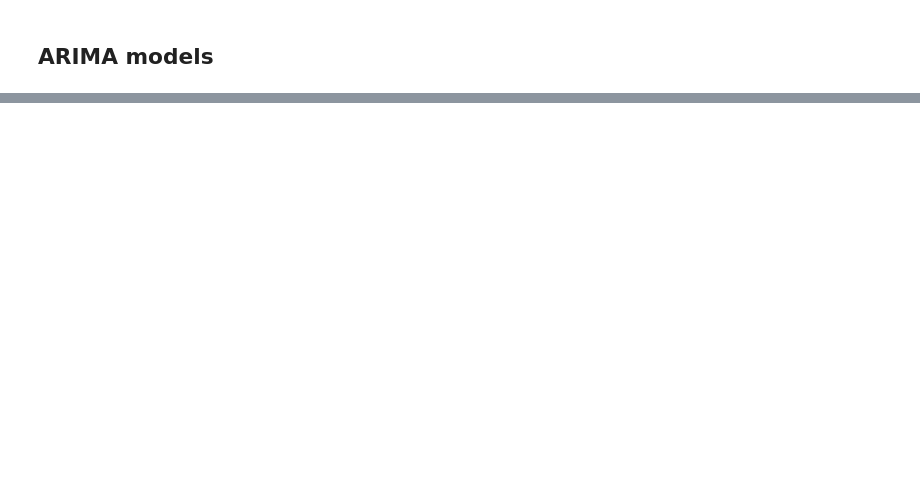
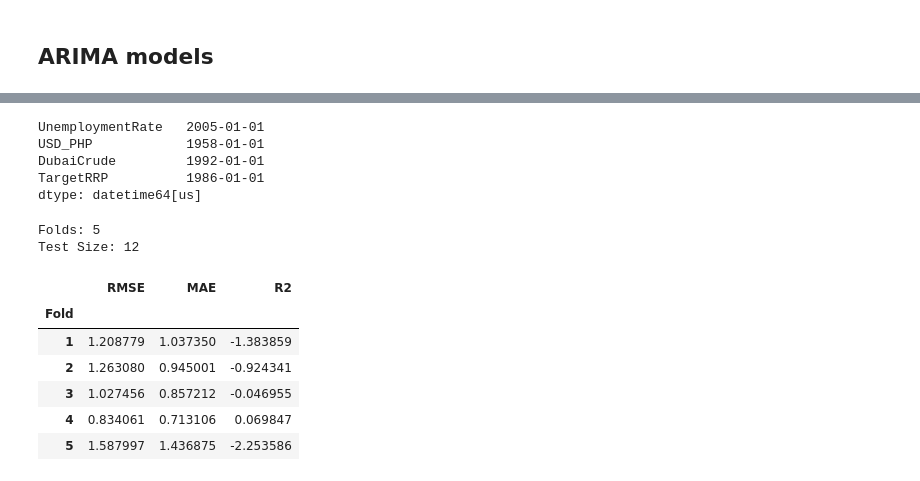
Before and after one commit to USERc137/Inflation-Forecast-Regression, a Jupyter notebook: inf_forecast.ipynb, the cells around one changed output, grey strips where cells are left out. Cells and saved outputs as stored; diff of their text form; code cells hidden in the pictures; blank space fills up the shorter version.

```diff
--- a/inf_forecast.ipynb
+++ b/inf_forecast.ipynb
@@ -426,0 +522,22 @@ plot_cv_forecasts(INF_train, seasonal_naive_forecast, n_splits=5, test_size=12,
+# %%
+INF_data[['UnemploymentRate', 'USD_PHP', 'DubaiCrude', 'TargetRRP']].apply(lambda c: c.first_valid_index())
+# %% [output]
+UnemploymentRate   2005-01-01
+USD_PHP            1958-01-01
+DubaiCrude         1992-01-01
+TargetRRP          1986-01-01
+dtype: datetime64[us]
+# %%
+INF_rate_matched = INF_train_full['InflationRate']   # same 2005-2025 dates, target-only
+
+arima_test(INF_rate_matched, n_splits, test_size, target_col=None)
+# %% [output]
+Folds: 5
+Test Size: 12
+|  | RMSE | MAE | R2 |
+| Fold |  |  |  |
+| 1 | 1.208779 | 1.037350 | -1.383859 |
+| 2 | 1.263080 | 0.945001 | -0.924341 |
+| 3 | 1.027456 | 0.857212 | -0.046955 |
+| 4 | 0.834061 | 0.713106 | 0.069847 |
+| 5 | 1.587997 | 1.436875 | -2.253586 |
```
Also changed, not shown: parts of 23 cells of this notebook, 2 other files.
